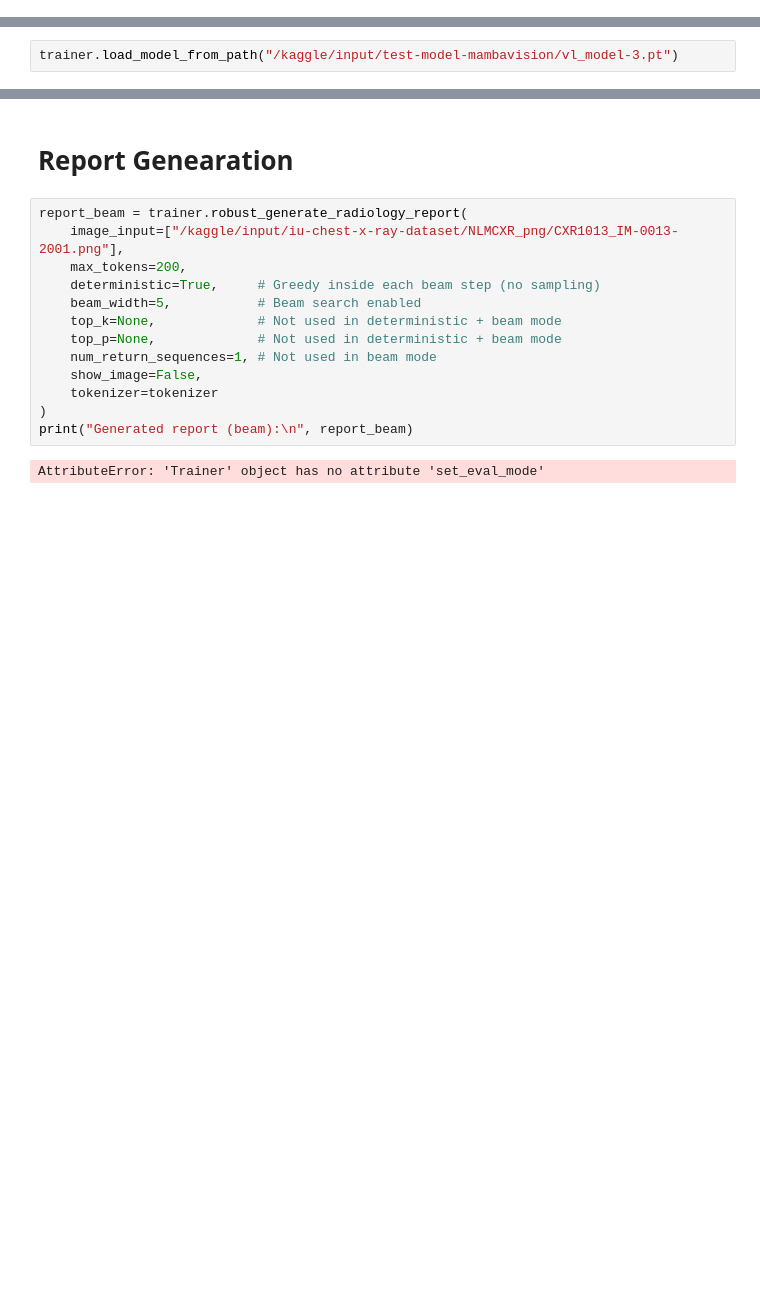
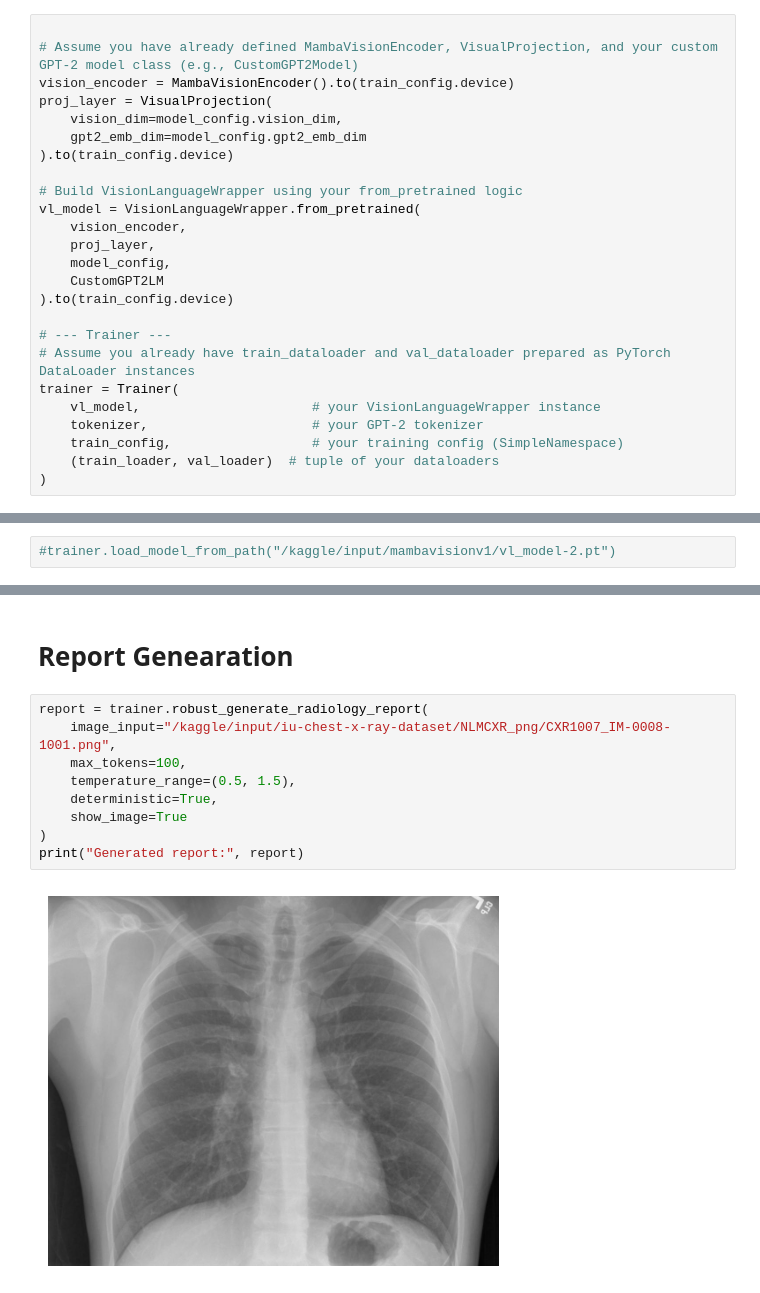
Before and after one commit to Sri-Ganesan-M/Radiology_report_generation, a Jupyter notebook: radiology-report-generation-mini-project.ipynb, the cells around one changed output, grey strips where cells are left out. Drawn from its saved outputs; the diff is of its cells as text; blank space fills up the shorter version.

```diff
--- a/radiology-report-generation-mini-project.ipynb
+++ b/radiology-report-generation-mini-project.ipynb
@@ -1457,3 +1057,28 @@ trainer = Trainer(
+# %%
+
+# Assume you have already defined MambaVisionEncoder, VisualProjection, and your custom GPT-2 model class (e.g., CustomGPT2Model)
+vision_encoder = MambaVisionEncoder().to(train_config.device)
+proj_layer = VisualProjection(
+    vision_dim=model_config.vision_dim,
+    gpt2_emb_dim=model_config.gpt2_emb_dim
+).to(train_config.device)
+
+# Build VisionLanguageWrapper using your from_pretrained logic
+vl_model = VisionLanguageWrapper.from_pretrained(
+    vision_encoder,
+    proj_layer,
+    model_config,
+    CustomGPT2LM
+).to(train_config.device)
+
+# --- Trainer ---
+# Assume you already have train_dataloader and val_dataloader prepared as PyTorch DataLoader instances
+trainer = Trainer(
+    vl_model,                      # your VisionLanguageWrapper instance
+    tokenizer,                     # your GPT-2 tokenizer
+    train_config,                  # your training config (SimpleNamespace)
+    (train_loader, val_loader)  # tuple of your dataloaders
+)
 # %%
 trainer.fit()
 # %% [output]
@@ -1487,4 +1112,4 @@ Epoch 5 | Valid Loss: 1.6327 | Perplexity: 5.1177
 # %%
 trainer.load_best_model()
 # %%
-trainer.load_model_from_path("/kaggle/input/test-model-mambavision/vl_model-3.pt")
+#trainer.load_model_from_path("/kaggle/input/mambavisionv1/vl_model-2.pt")
@@ -1493,17 +1116,13 @@ trainer.visualize_cross_attention(num_batches=1, capture_last_step_only=False)
 # %% [markdown]
 # **Report Genearation**
-# %%
-report_beam = trainer.robust_generate_radiology_report(
-    image_input=["/kaggle/input/iu-chest-x-ray-dataset/NLMCXR_png/CXR1013_IM-0013-2001.png"],
-    max_tokens=200,
-    deterministic=True,     # Greedy inside each beam step (no sampling)
-    beam_width=5,           # Beam search enabled
-    top_k=None,             # Not used in deterministic + beam mode
-    top_p=None,             # Not used in deterministic + beam mode
-    num_return_sequences=1, # Not used in beam mode
-    show_image=False,
-    tokenizer=tokenizer
-)
-print("Generated report (beam):\n", report_beam)
-# %% [output]
-AttributeError: 'Trainer' object has no attribute 'set_eval_mode'
+# %%
+report = trainer.robust_generate_radiology_report(
+    image_input="/kaggle/input/iu-chest-x-ray-dataset/NLMCXR_png/CXR1007_IM-0008-1001.png",
+    max_tokens=100,
+    temperature_range=(0.5, 1.5),
+    deterministic=True,
+    show_image=True
+)
+print("Generated report:", report)
+# %% [output]
+[figure, added]
```
Also changed, not shown: parts of 40 cells of this notebook.
